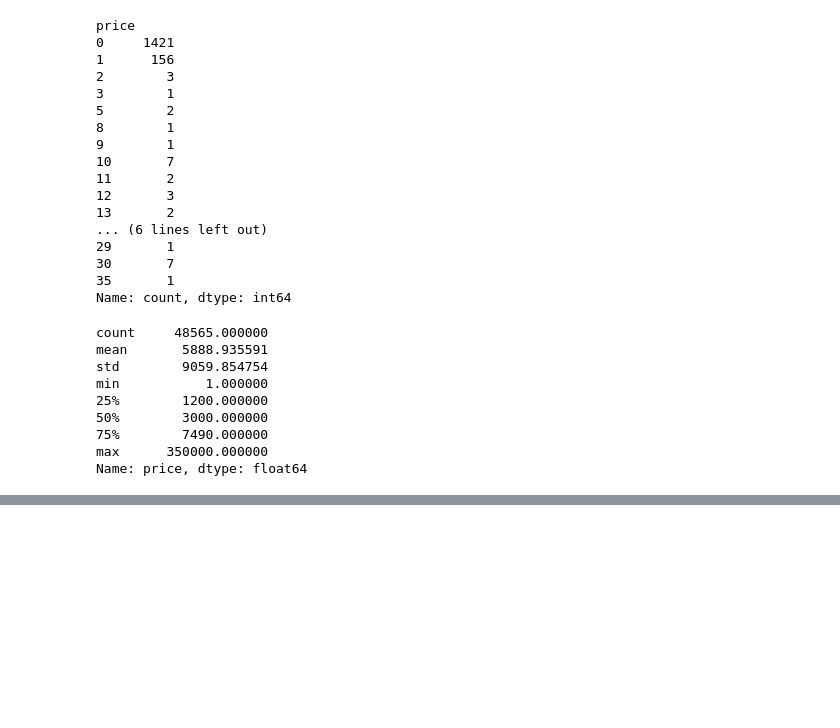
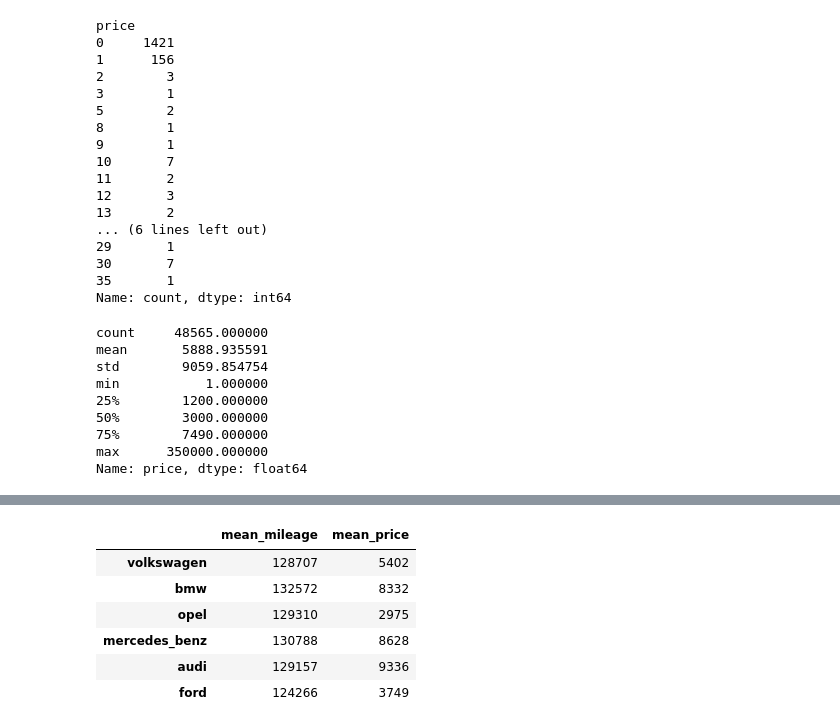
Before and after one commit to ChasingVectors/data_science, a Jupyter notebook: project_ebay_cars/ebay_cars.ipynb, the cells around one changed output, grey strips where cells are left out. Cells and saved outputs as stored; diff of their text form; code cells hidden in the pictures; blank space fills up the shorter version.

```diff
--- a/project_ebay_cars/ebay_cars.ipynb
+++ b/project_ebay_cars/ebay_cars.ipynb
@@ -178,0 +234,9 @@ Name: price, dtype: float64
+# %%
+brand_mean_prices = {}
+
+for brand in common_brands:
+    my_brand = autos[autos['brand'] == brand]
+    mean_brand = my_brand['price'].mean()
+    brand_mean_prices[brand] = int(mean_brand)
+
+brand_mean_prices
@@ -178,0 +250,9 @@ Name: price, dtype: float64
+# %%
+mean_mileage = {}
+
+for brand in common_brands:
+    my_brand = autos[autos['brand'] == brand]
+    mileage_mean = my_brand['odometer_km'].mean()
+    mean_mileage[brand] = int(mileage_mean)
+
+mean_mileage
@@ -178,0 +266,4 @@ Name: price, dtype: float64
+# %%
+mean_mileage = pd.Series(mean_mileage)
+mean_price = pd.Series(brand_mean_prices)
+mean_mileage
@@ -178,0 +278,3 @@ Name: price, dtype: float64
+# %%
+brand_info = pd.DataFrame(mean_mileage, columns=['mean_mileage'])
+brand_info
@@ -178,0 +289,11 @@ Name: price, dtype: float64
+# %%
+brand_info['mean_price'] = brand_mean_prices
+brand_info
+# %% [output]
+|  | mean_mileage | mean_price |
+| volkswagen | 128707 | 5402 |
+| bmw | 132572 | 8332 |
+| opel | 129310 | 2975 |
+| mercedes_benz | 130788 | 8628 |
+| audi | 129157 | 9336 |
+| ford | 124266 | 3749 |
```
Also changed, not shown: parts of 9 cells of this notebook.
